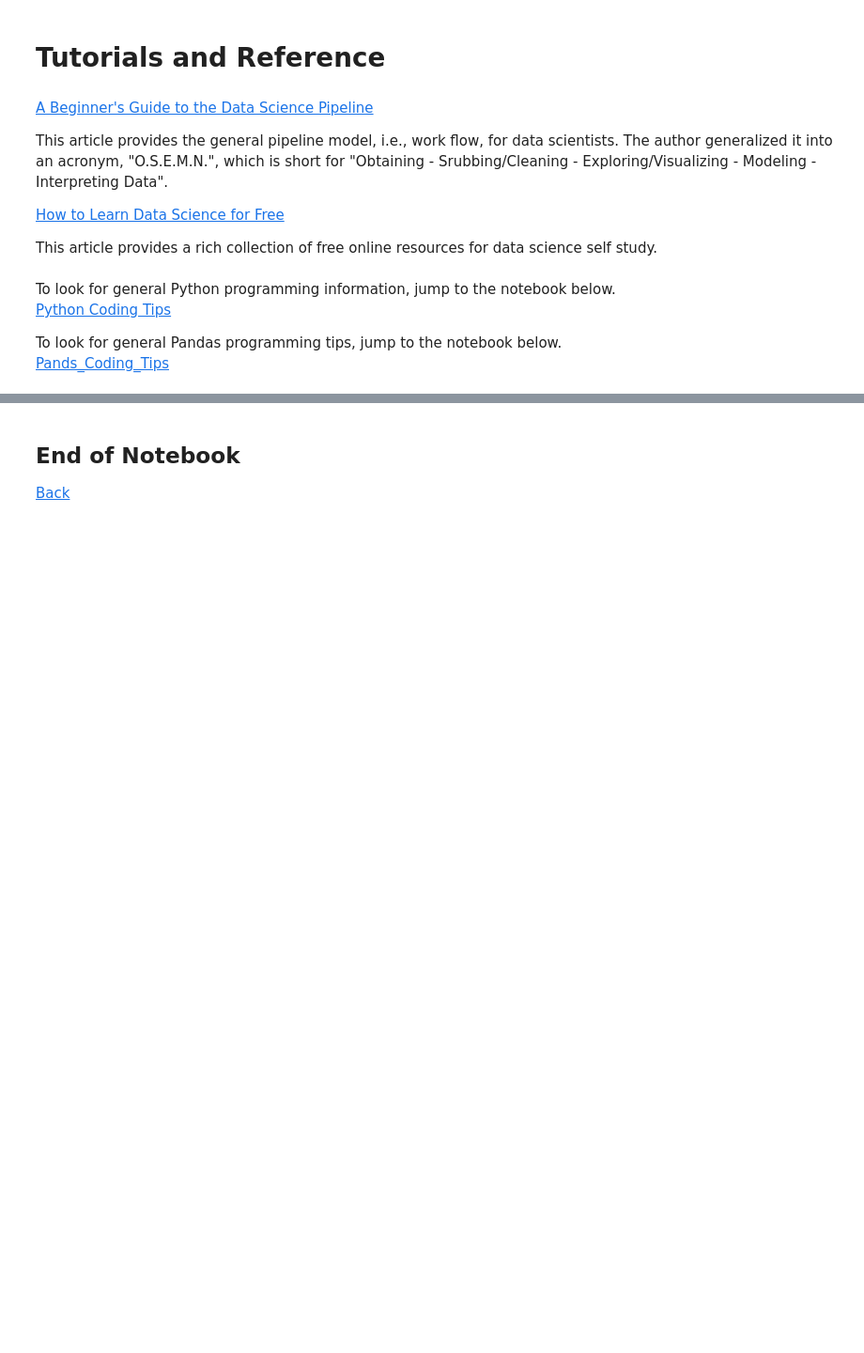
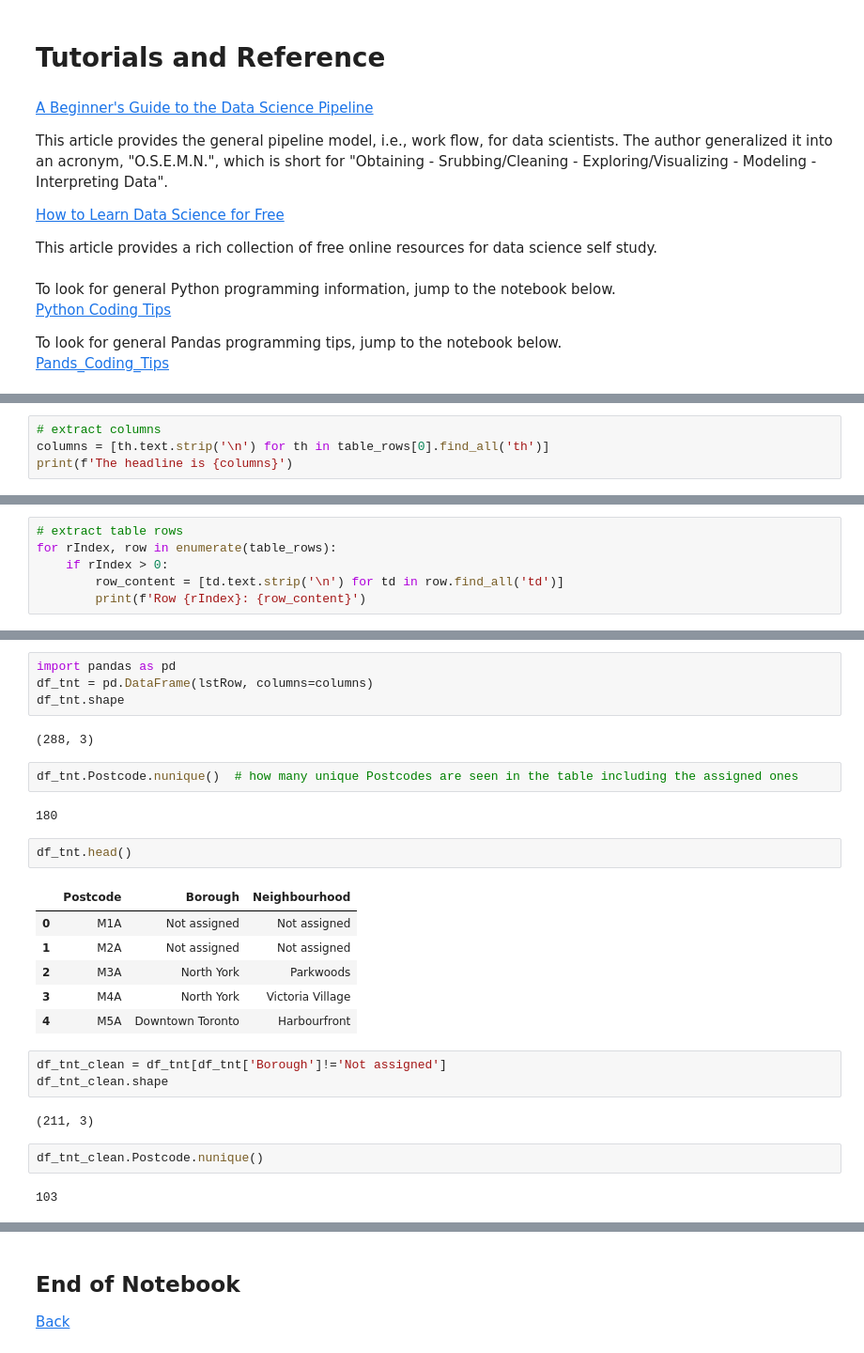
Before and after one commit to ykLIU1982/coding_tips, a Jupyter notebook: Data_Science_Study_Resources.ipynb, the cells around one changed output, grey strips where cells are left out. Shown at 94% size. Drawn from its saved outputs; the diff is of its cells as text; blank space fills up the shorter version.

```diff
--- a/Data_Science_Study_Resources.ipynb
+++ b/Data_Science_Study_Resources.ipynb
@@ -38,0 +78,4 @@ To look for general Pandas programming tips, jump to the notebook below.
+# %%
+# extract columns
+columns = [th.text.strip('\n') for th in table_rows[0].find_all('th')]
+print(f'The headline is {columns}')
@@ -38,0 +84,6 @@ To look for general Pandas programming tips, jump to the notebook below.
+# %%
+# extract table rows
+for rIndex, row in enumerate(table_rows):
+    if rIndex > 0:
+        row_content = [td.text.strip('\n') for td in row.find_all('td')]
+        print(f'Row {rIndex}: {row_content}')
@@ -38,0 +134,28 @@ To look for general Pandas programming tips, jump to the notebook below.
+# %%
+import pandas as pd
+df_tnt = pd.DataFrame(lstRow, columns=columns)
+df_tnt.shape
+# %% [output]
+(288, 3)
+# %%
+df_tnt.Postcode.nunique()  # how many unique Postcodes are seen in the table including the assigned ones
+# %% [output]
+180
+# %%
+df_tnt.head()
+# %% [output]
+|  | Postcode | Borough | Neighbourhood |
+| 0 | M1A | Not assigned | Not assigned |
+| 1 | M2A | Not assigned | Not assigned |
+| 2 | M3A | North York | Parkwoods |
+| 3 | M4A | North York | Victoria Village |
+| 4 | M5A | Downtown Toronto | Harbourfront |
+# %%
+df_tnt_clean = df_tnt[df_tnt['Borough']!='Not assigned']
+df_tnt_clean.shape
+# %% [output]
+(211, 3)
+# %%
+df_tnt_clean.Postcode.nunique()
+# %% [output]
+103
```
Also changed, not shown: parts of 18 cells of this notebook, 2 other files.
